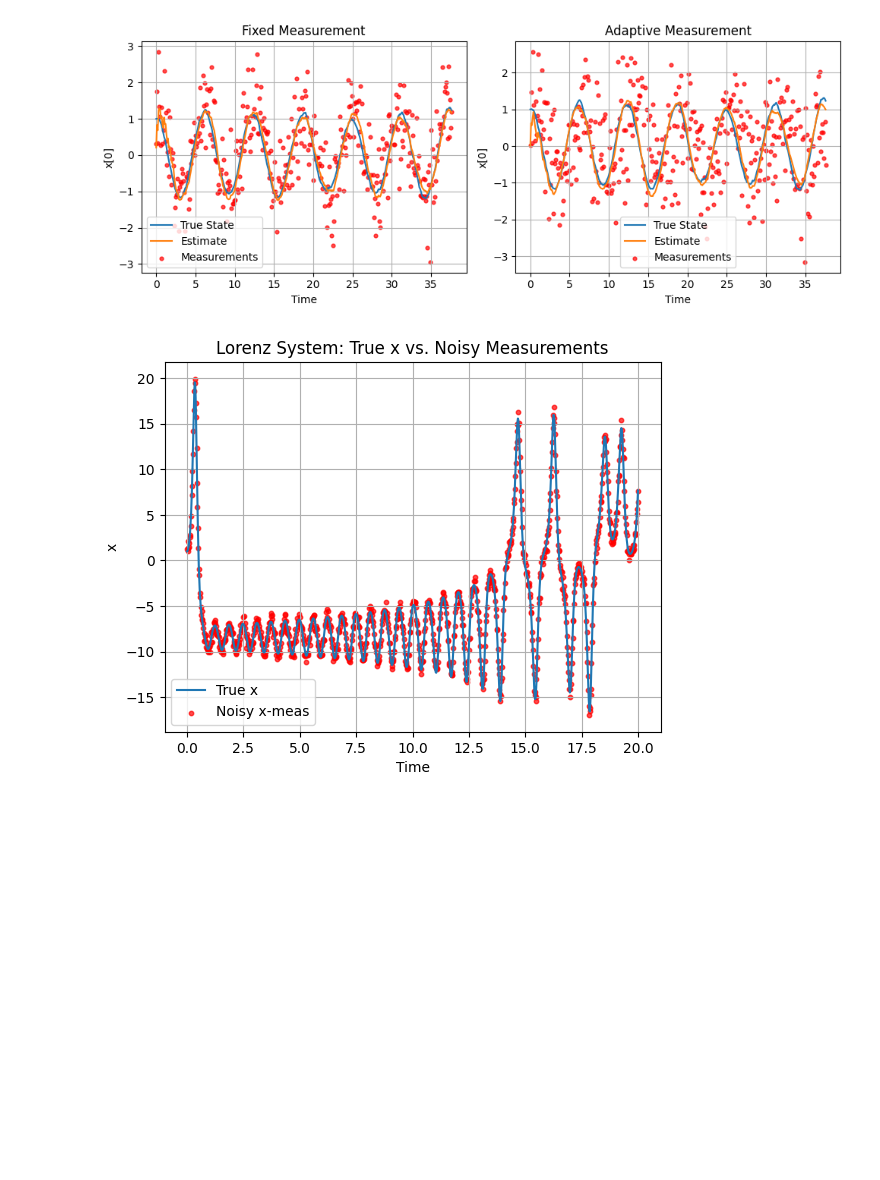
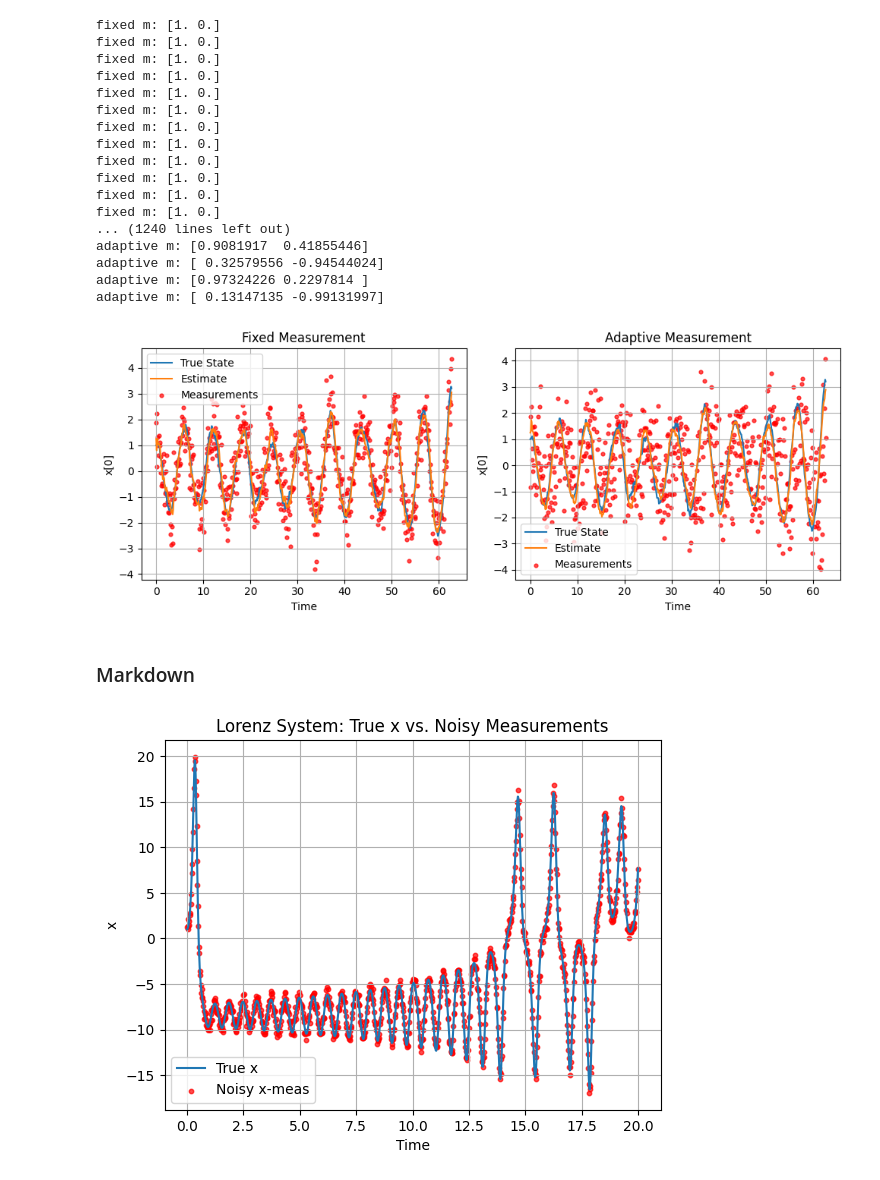
Before and after one commit to LarsMstangeland/ProjectMiniBayesian, a Jupyter notebook: code/harmonic.ipynb, the cells around one changed output. Drawn from its saved outputs; the diff is of its cells as text; code cells hidden in the pictures; blank space fills up the shorter version.

```diff
--- a/code/harmonic.ipynb
+++ b/code/harmonic.ipynb
@@ -93,6 +93,7 @@ def run_kalman_fixed(x_true, A, Q, R_val, measurement_noises):
 
         # Generate measurement: same noise draw, but direction = [1,0]
         m = np.array([1.0, 0.0])
+        print(f"fixed m: {m}")
         y = m @ xk_true + measurement_noises[k]
 
         # Update
@@ -124,6 +125,7 @@ def run_kalman_adaptive(x_true, A, Q, R_val, measurement_noises):
 
         # Adaptive measurement direction
         m = principal_eigenvector(P_pred)
+        print(f"adaptive m: {m}")
 
         # Generate measurement using the *same* noise draw as the fixed approach
         y = m @ xk_true + measurement_noises[k]
@@ -145,7 +147,7 @@ def main():
     #    We'll fix the random seed so both methods see the same process noise
     #    and the same measurement noise draws (just used differently).
     x_true, A, Q, R_val, measurement_noises, dt = generate_data(
-        periods=6, dt=0.1, omega=1.0, Q_scale=0.005, R_val=0.5, seed=42
+        periods=10, dt=0.1, omega=1.0, Q_scale=0.05, R_val=0.5, seed=42
     )
 
     time_steps = x_true.shape[0]
@@ -164,34 +166,53 @@ def main():
     plt.figure(figsize=(10,4))
 
     # Left: Fixed
     plt.subplot(1,2,1)
     plt.plot(time_array, x_true[:,0], label="True State")
     plt.plot(time_array, x_est_fixed[:,0], label="Estimate")
     plt.scatter(time_array, meas_fixed, s=12, color='r', alpha=0.7, label="Measurements")
     plt.title("Fixed Measurement")
     plt.xlabel("Time")
     plt.ylabel("x[0]")
     plt.grid(True)
     plt.legend()
 
     # Right: Adaptive
     plt.subplot(1,2,2)
     plt.plot(time_array, x_true[:,0], label="True State")
     plt.plot(time_array, x_est_adaptive[:,0], label="Estimate")
     plt.scatter(time_array, meas_adaptive, s=12, color='r', alpha=0.7, label="Measurements")
     plt.title("Adaptive Measurement")
     plt.xlabel("Time")
     plt.ylabel("x[0]")
     plt.grid(True)
     plt.legend()
 
     plt.tight_layout()
     plt.show()
 
 if __name__ == "__main__":
     main()
 # %% [output]
+fixed m: [1. 0.]
+fixed m: [1. 0.]
+fixed m: [1. 0.]
+fixed m: [1. 0.]
+fixed m: [1. 0.]
+fixed m: [1. 0.]
+fixed m: [1. 0.]
+fixed m: [1. 0.]
+fixed m: [1. 0.]
+fixed m: [1. 0.]
+fixed m: [1. 0.]
+fixed m: [1. 0.]
+... (1240 lines left out)
+adaptive m: [0.9081917  0.41855446]
+adaptive m: [ 0.32579556 -0.94544024]
+adaptive m: [0.97324226 0.2297814 ]
+adaptive m: [ 0.13147135 -0.99131997]
-[figure, old version]
+[figure, new version]
+# %% [markdown]
+### Markdown
 # %%
 import numpy as np
 import scipy.linalg
```
Also changed, not shown: parts of 4 cells of this notebook, 1 other file.
